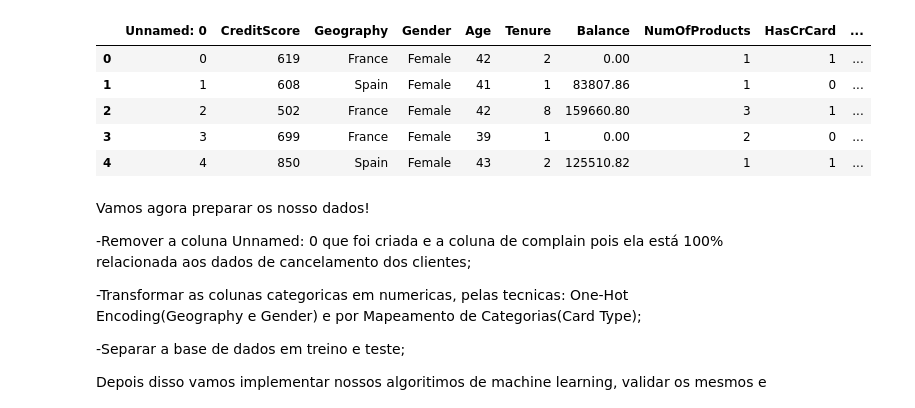
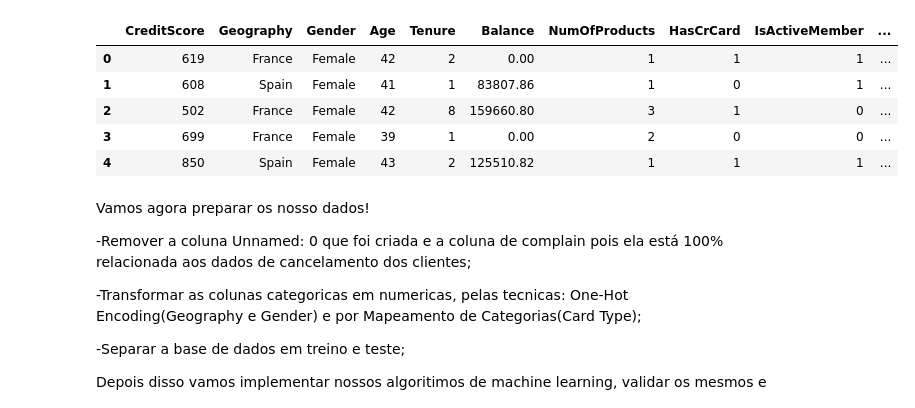
Before and after one commit to Riansito/Analise-_de_Churn_CLientes, a Jupyter notebook: Notebooks/modeloPredicao.ipynb, the cells around one changed output. Drawn from its saved outputs; the diff is of its cells as text; code cells hidden in the pictures.

```diff
--- a/Notebooks/modeloPredicao.ipynb
+++ b/Notebooks/modeloPredicao.ipynb
@@ -20,15 +20,15 @@ import seaborn as sns
 import warnings
 warnings.filterwarnings('ignore')
 # %%
-df = pd.read_csv("../Dados/Base de dados Tratada.csv")
+df = pd.read_csv("../Dados/Base de dados Tratada.csv", index_col=0)
 df.head()
 # %% [output]
-|  | Unnamed: 0 | CreditScore | Geography | Gender | Age | Tenure | Balance | NumOfProducts | HasCrCard | ... |
-| 0 | 0 | 619 | France | Female | 42 | 2 | 0.00 | 1 | 1 | ... |
-| 1 | 1 | 608 | Spain | Female | 41 | 1 | 83807.86 | 1 | 0 | ... |
-| 2 | 2 | 502 | France | Female | 42 | 8 | 159660.80 | 3 | 1 | ... |
-| 3 | 3 | 699 | France | Female | 39 | 1 | 0.00 | 2 | 0 | ... |
-| 4 | 4 | 850 | Spain | Female | 43 | 2 | 125510.82 | 1 | 1 | ... |
+|  | CreditScore | Geography | Gender | Age | Tenure | Balance | NumOfProducts | HasCrCard | IsActiveMember | ... |
+| 0 | 619 | France | Female | 42 | 2 | 0.00 | 1 | 1 | 1 | ... |
+| 1 | 608 | Spain | Female | 41 | 1 | 83807.86 | 1 | 0 | 1 | ... |
+| 2 | 502 | France | Female | 42 | 8 | 159660.80 | 3 | 1 | 0 | ... |
+| 3 | 699 | France | Female | 39 | 1 | 0.00 | 2 | 0 | 0 | ... |
+| 4 | 850 | Spain | Female | 43 | 2 | 125510.82 | 1 | 1 | 1 | ... |
 # %% [markdown]
 Vamos agora preparar os nosso dados!
 
```
Also changed, not shown: parts of 10 cells of this notebook, 2 other files.
